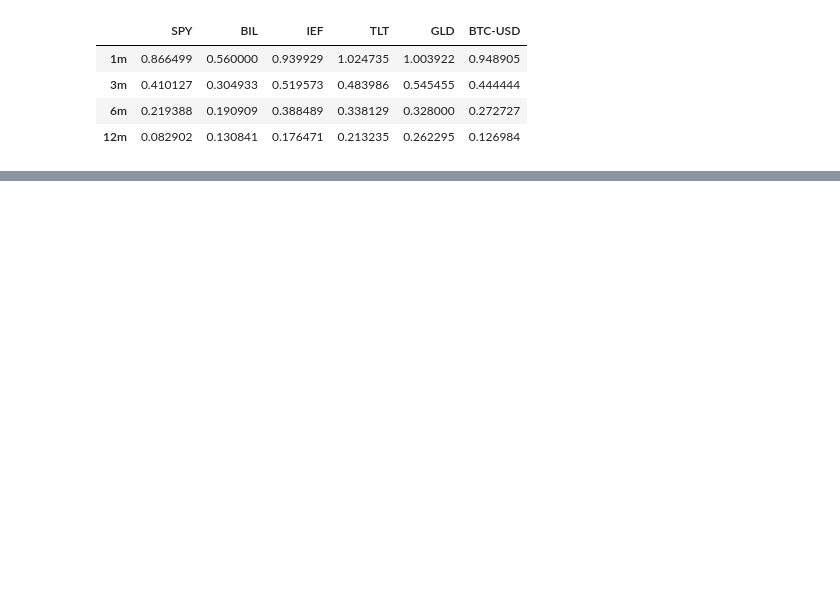
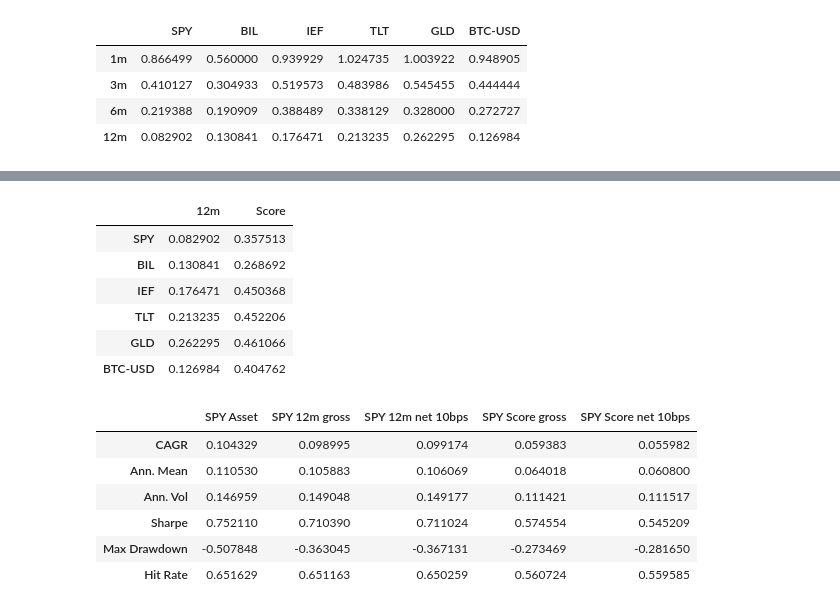
Before and after one commit to LAIN-21/time_series_momentum, a Jupyter notebook: strategy_design_2.ipynb, the cells around one changed output, grey strips where cells are left out. Cells and saved outputs as stored; diff of their text form; code cells hidden in the pictures; blank space fills up the shorter version.

```diff
--- a/strategy_design_2.ipynb
+++ b/strategy_design_2.ipynb
@@ -330,3 +341,0 @@ for ticker in tickers_to_plot:
-# %%
-def turnover(position: pd.Series | pd.DataFrame) -> pd.Series | pd.DataFrame:
-    return position.diff().abs()
@@ -350,0 +446,36 @@ avg_turnover
+# %%
+# Turnover: 12m sign vs averaged score
+avg_turnover_score = pd.DataFrame({
+    "12m": turnover(positions[12]).mean(axis=0),
+    "Score": turnover(score_pos).mean(axis=0),
+})
+display(avg_turnover_score)
+
+# Gross vs net (10 bps one-way) for SPY
+spy_gross = score_r["SPY"]
+spy_net = apply_transaction_costs(score_r["SPY"], score_pos["SPY"], cost_bps=10)
+spy_12m_net = apply_transaction_costs(
+    strategy_returns_by_horizon[12]["SPY"], positions[12]["SPY"], cost_bps=10
+)
+display(compare_perf_stats({
+    "SPY Asset": r_m["SPY"],
+    "SPY 12m gross": strategy_returns_by_horizon[12]["SPY"],
+    "SPY 12m net 10bps": spy_12m_net,
+    "SPY Score gross": spy_gross,
+    "SPY Score net 10bps": spy_net,
+}))
+# %% [output]
+|  | 12m | Score |
+| SPY | 0.082902 | 0.357513 |
+| BIL | 0.130841 | 0.268692 |
+| IEF | 0.176471 | 0.450368 |
+| TLT | 0.213235 | 0.452206 |
+| GLD | 0.262295 | 0.461066 |
+| BTC-USD | 0.126984 | 0.404762 |
+|  | SPY Asset | SPY 12m gross | SPY 12m net 10bps | SPY Score gross | SPY Score net 10bps |
+| CAGR | 0.104329 | 0.098995 | 0.099174 | 0.059383 | 0.055982 |
+| Ann. Mean | 0.110530 | 0.105883 | 0.106069 | 0.064018 | 0.060800 |
+| Ann. Vol | 0.146959 | 0.149048 | 0.149177 | 0.111421 | 0.111517 |
+| Sharpe | 0.752110 | 0.710390 | 0.711024 | 0.574554 | 0.545209 |
+| Max Drawdown | -0.507848 | -0.363045 | -0.367131 | -0.273469 | -0.281650 |
+| Hit Rate | 0.651629 | 0.651163 | 0.650259 | 0.560724 | 0.559585 |
```
Also changed, not shown: parts of 11 cells of this notebook, 41 other files.
